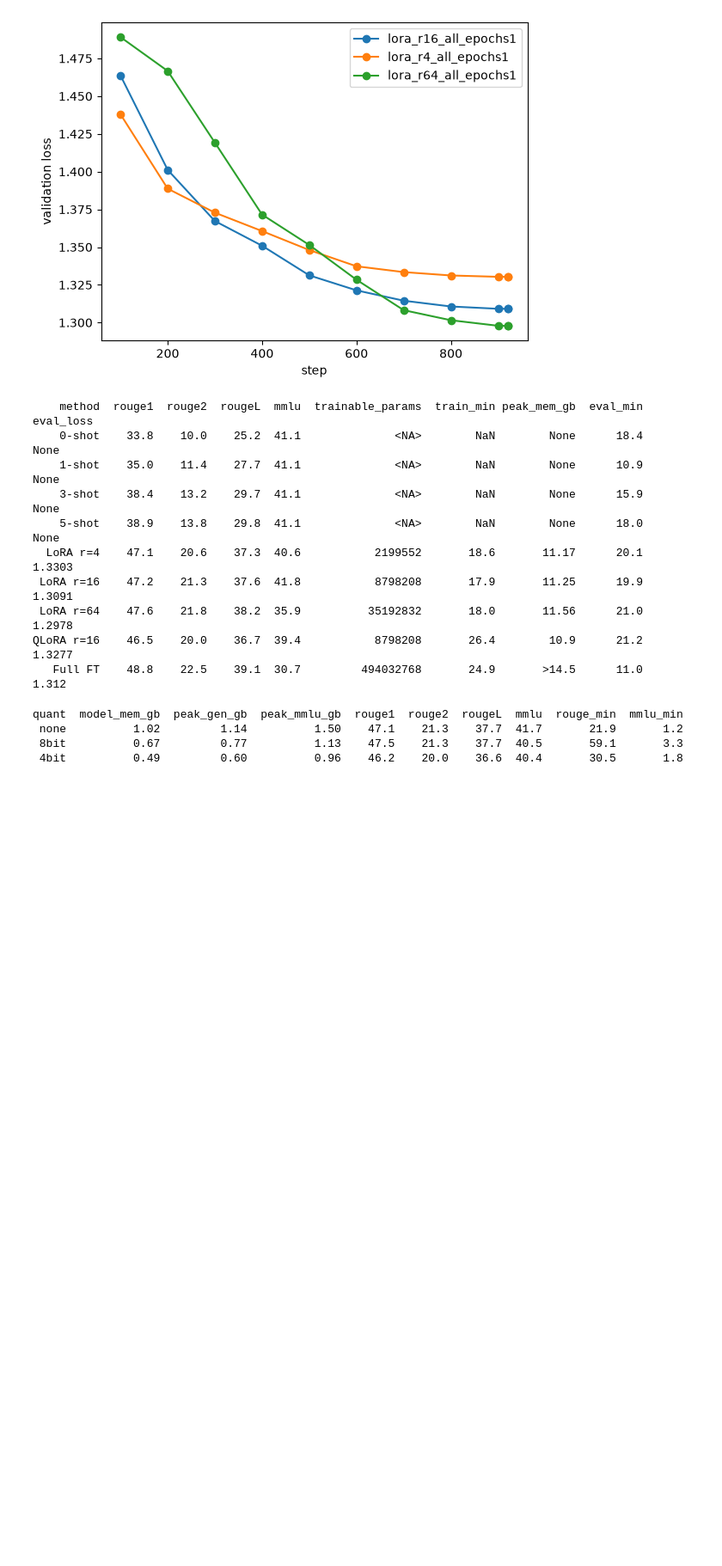
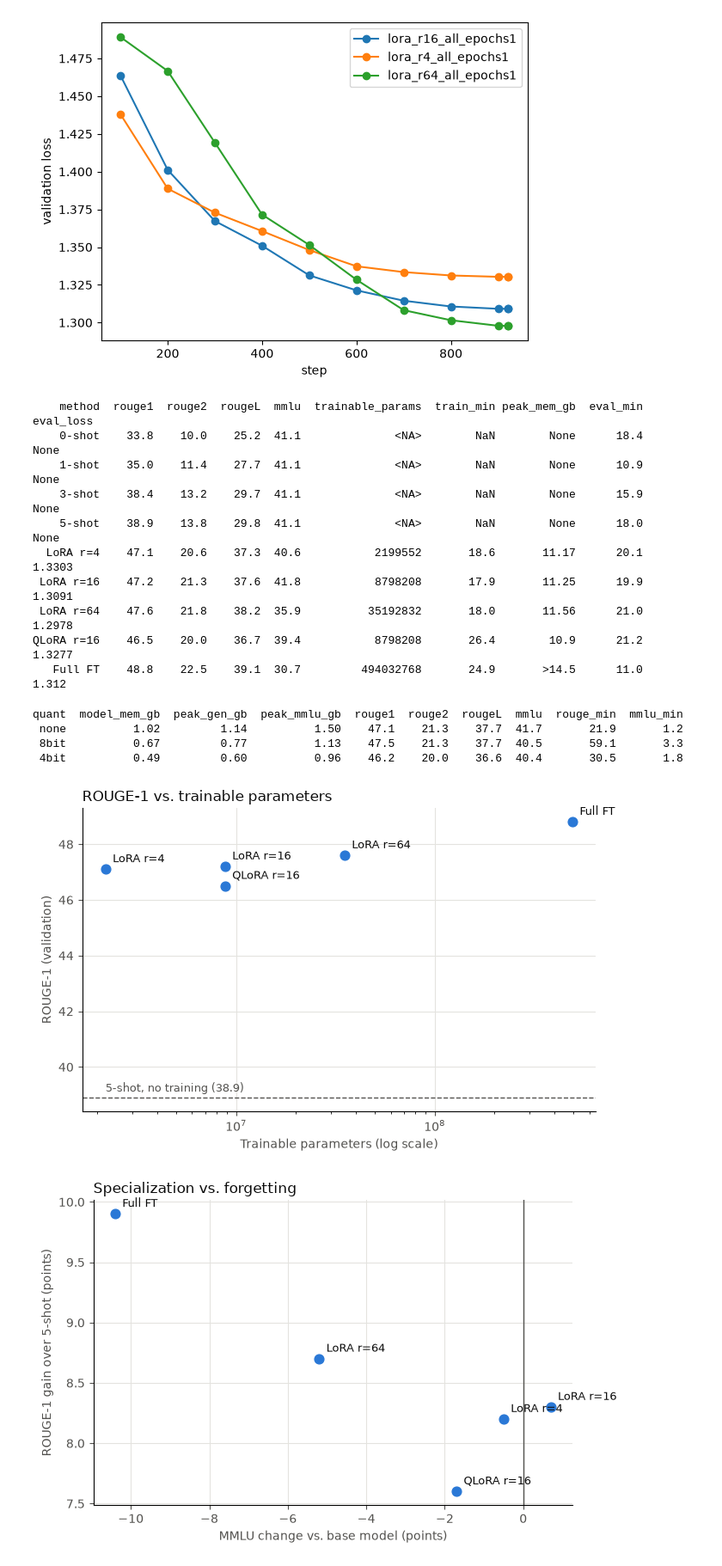
Before and after one commit to fernandoquintino/summ-ft, a Jupyter notebook: explore.ipynb, the cells around one changed output. Shown at 86% size. Drawn from its saved outputs; the diff is of its cells as text; code cells hidden in the pictures; blank space fills up the shorter version.

Commit message:
added plots of results

```diff
--- a/explore.ipynb
+++ b/explore.ipynb
@@ -162,3 +165,62 @@ quant  model_mem_gb  peak_gen_gb  peak_mmlu_gb  rouge1  rouge2  rougeL  mmlu  ro
  none          1.02         1.14          1.50    47.1    21.3    37.7  41.7       21.9       1.2
  8bit          0.67         0.77          1.13    47.5    21.3    37.7  40.5       59.1       3.3
  4bit          0.49         0.60          0.96    46.2    20.0    36.6  40.4       30.5       1.8
+# %%
+from pathlib import Path
+
+import matplotlib.pyplot as plt
+
+POINT = "#2a78d6"
+INK = "#0b0b0b"        # labels and titles
+INK_2 = "#52514e"      # axis text, reference lines
+GRID = "#e4e3df"
+
+Path("figures").mkdir(exist_ok=True)
+t = table.set_index("method")
+trained = ["LoRA r=4", "LoRA r=16", "LoRA r=64", "QLoRA r=16", "Full FT"]
+
+def style(ax, xlabel, ylabel, title):
+    ax.set_xlabel(xlabel, color=INK_2)
+    ax.set_ylabel(ylabel, color=INK_2)
+    ax.set_title(title, color=INK, loc="left", fontsize=12)
+    ax.grid(True, color=GRID,linewidth=0.8)
+    ax.set_axisbelow(True)
+    ax.spines["top"].set_visible(False)
+    ax.spines["right"].set_visible(False)
+    ax.tick_params(colors=INK_2)
+
+# Plot 1: ROUGE-1 vs trainable params
+fig, ax = plt.subplots(figsize=(7, 4.5))
+x = [t.loc[m, "trainable_params"] for m in trained]
+y = [t.loc[m, "rouge1"] for m in trained]
+ax.scatter(x, y, s=60, color=POINT, zorder=3)
+for m, xi, yi in zip(trained, x, y):
+    ax.annotate(m, (xi, yi), textcoords="offset points", xytext=(6,6), color=INK, fontsize=9)
+
+best_shot = t.loc["5-shot", "rouge1"]
+ax.axhline(best_shot, color=INK_2, linestyle="--", linewidth=1)
+ax.annotate(f"5-shot, no training ({best_shot})", (min(x), best_shot), textcoords="offset points", xytext=(0,5), color=INK_2, fontsize=9)
+
+ax.set_xscale("log")
+style(ax, "Trainable parameters (log scale)", "ROUGE-1 (validation)", "ROUGE-1 vs. trainable parameters")
+fig.tight_layout()
+fig.savefig("figures/rouge_val_vs_params.png", dpi=200)
+plt.show()
+
+# Plot 2: ROUGE-1 gain vs MMLU change
+base_mmlu = t.loc["0-shot", "mmlu"]
+fig, ax = plt.subplots(figsize=(7, 4.5))
+rouge_gain = [t.loc[m, "rouge1"] - best_shot for m in trained]
+mmlu_change = [t.loc[m, "mmlu"] - base_mmlu for m in trained]
+ax.scatter(mmlu_change, rouge_gain, s=60, color=POINT, zorder=3)
+for m, xi, yi in zip(trained, mmlu_change, rouge_gain):
+    ax.annotate(m, (xi,yi), textcoords="offset points", xytext=(6, 6), color=INK, fontsize=9)
+
+ax.axvline(0, color=INK_2, linewidth=1) # no change
+style(ax, "MMLU change vs. base model (points)", "ROUGE-1 gain over 5-shot (points)", "Specialization vs. forgetting")
+fig.tight_layout()
+fig.savefig("figures/rouge_gain_val_vs_forgetting.png", dpi=200)
+plt.show()
+# %% [output]
+[figure, added]
+[figure, added]
```
Also changed, not shown: parts of 1 cell of this notebook, 2 other files.
